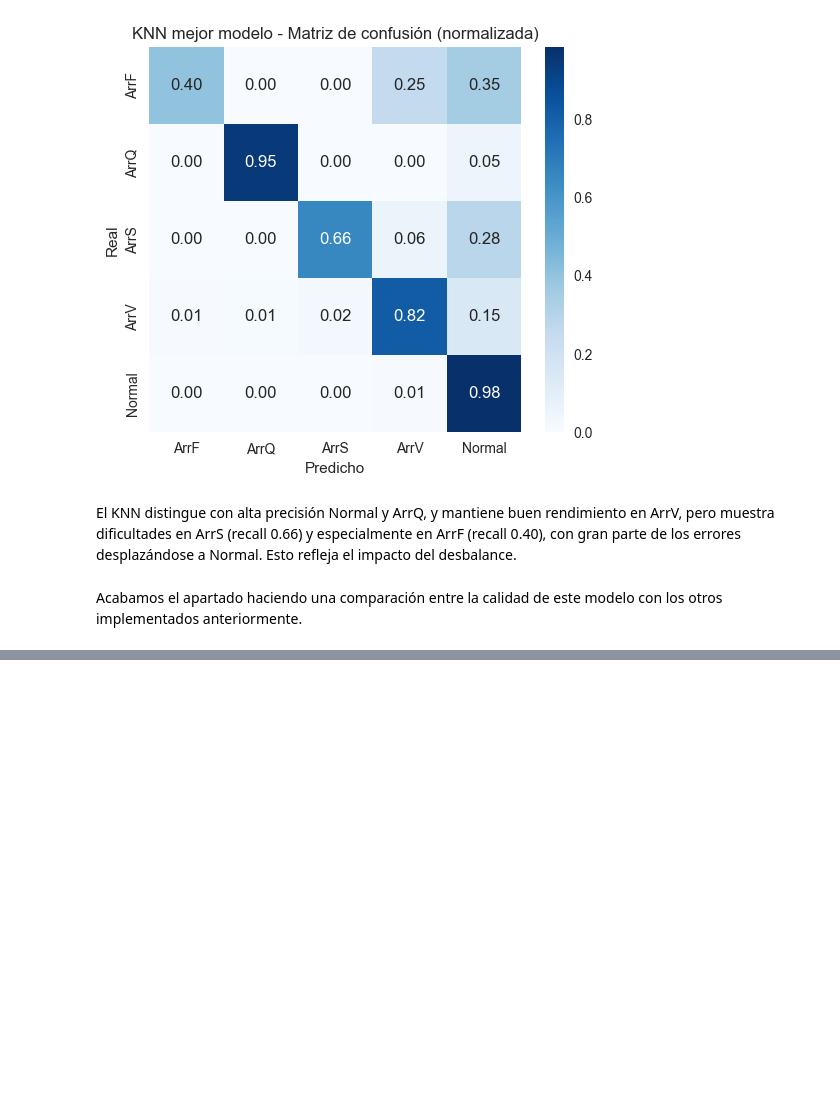
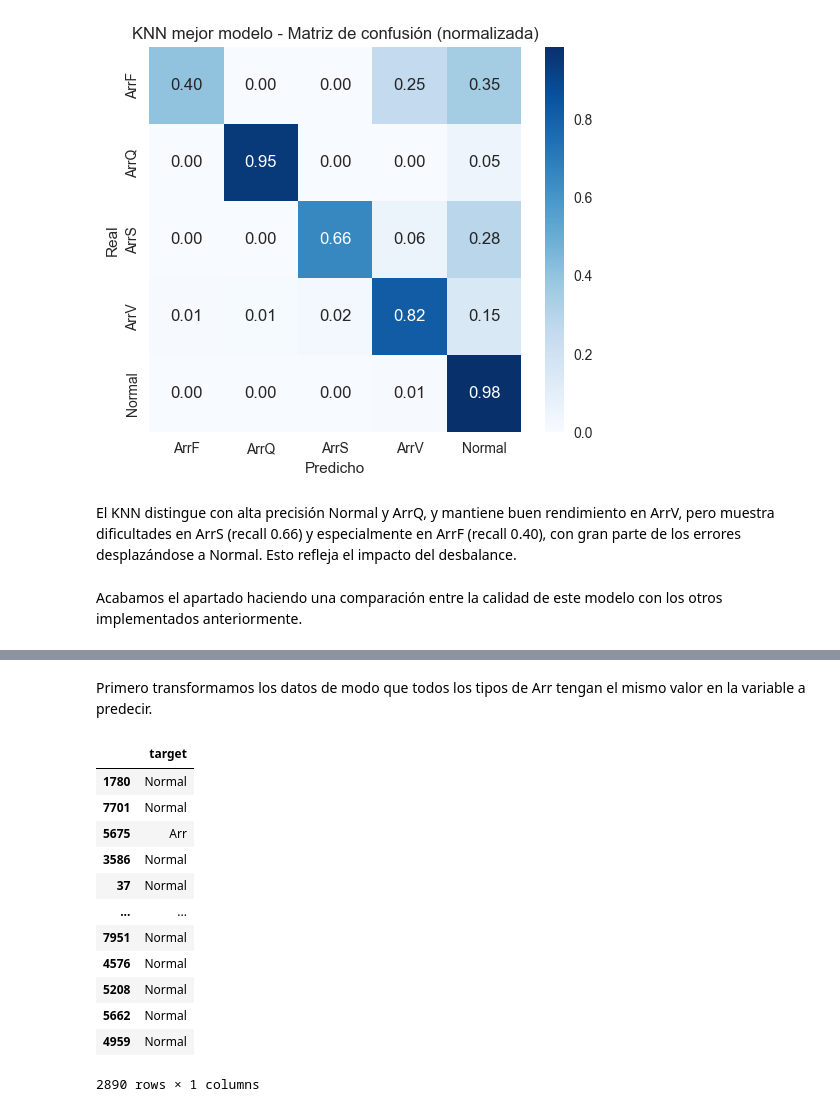
Before and after one commit to anaAparicioO5/apa_problemes, a Jupyter notebook: desbalance.ipynb, the cells around one changed output, grey strips where cells are left out. Drawn from its saved outputs; the diff is of its cells as text; code cells hidden in the pictures; blank space fills up the shorter version.

```diff
--- a/desbalance.ipynb
+++ b/desbalance.ipynb
@@ -688,0 +702,23 @@ print(df_cmp)
+# %% [markdown]
+Primero transformamos los datos de modo que todos los tipos de Arr tengan el mismo valor en la variable a predecir.
+# %%
+# b de binario
+y_test_b = y_test.copy()
+y_train_b = y_train.copy()
+y_test_b = y_test_b.replace(["ArrF", "ArrQ", "ArrS", "ArrV"], "Arr")
+y_train_b = y_train_b.replace(["ArrF", "ArrQ", "ArrS", "ArrV"], "Arr")
+y_test_b
+# %% [output]
+|  | target |
+| 1780 | Normal |
+| 7701 | Normal |
+| 5675 | Arr |
+| 3586 | Normal |
+| 37 | Normal |
+| ... | ... |
+| 7951 | Normal |
+| 4576 | Normal |
+| 5208 | Normal |
+| 5662 | Normal |
+| 4959 | Normal |
+2890 rows × 1 columns
```
Also changed, not shown: parts of 27 cells of this notebook.
